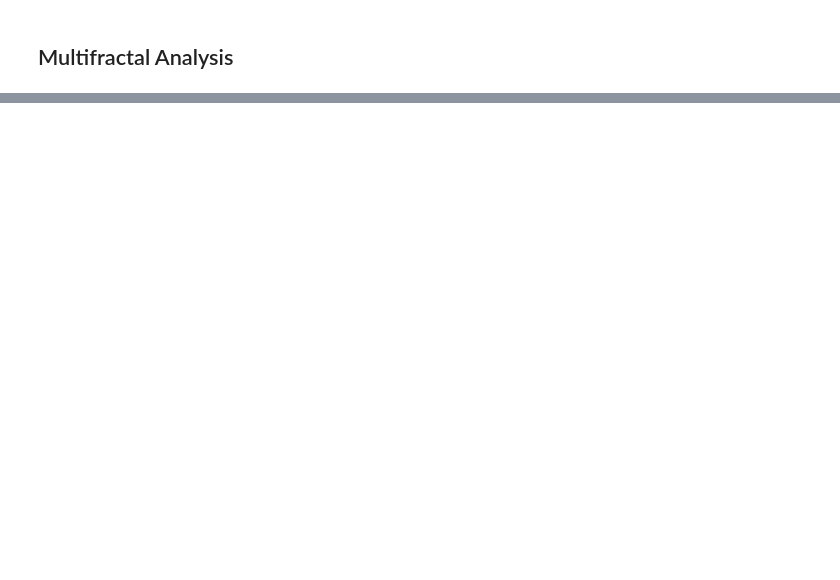
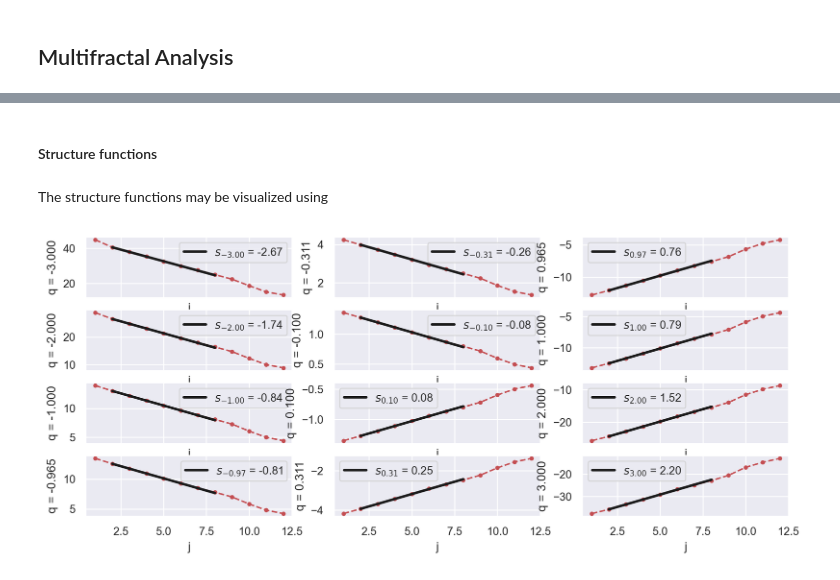
Before and after one commit to neurospin/pymultifracs, a Jupyter notebook: doc/notebooks/Demo.ipynb, the cells around one changed output, grey strips where cells are left out. Cells and saved outputs as stored; diff of their text form; code cells hidden in the pictures; blank space fills up the shorter version.

```diff
--- a/doc/notebooks/Demo.ipynb
+++ b/doc/notebooks/Demo.ipynb
@@ -145,2 +84,6 @@ The output is a namedtuple with 3 fields:
+# %%
+WTL = WT.get_leaders(p_exp=np.inf)
+WTpL = WT.get_leaders(p_exp=2)
+WSE = WT.get_wse(theta=0.5)
 # %% [markdown]
 ## Multifractal Analysis
@@ -260,0 +94,2 @@ S.fractal
+# %%
+scaling_ranges = [(2, 8), (3, 8)]
@@ -260,0 +108,2 @@ S.fractal
+# %%
+WTpL = WTpL.auto_integrate(scaling_ranges)
@@ -260,0 +130,13 @@ S.fractal
+# %%
+from pymultifracs import mfa
+from pymultifracs.utils import build_q_log
+
+lwt = mfa(WTpL, scaling_ranges, weighted='Nj', q=build_q_log(.1, 3, 4))
+# %% [markdown]
+#### Structure functions
+# %% [markdown]
+The structure functions may be visualized using
+# %%
+lwt.structure.plot(figsize=(10, 4))
+# %% [output]
+[figure, added]
```
Also changed, not shown: parts of 102 cells of this notebook, 18 other files.
